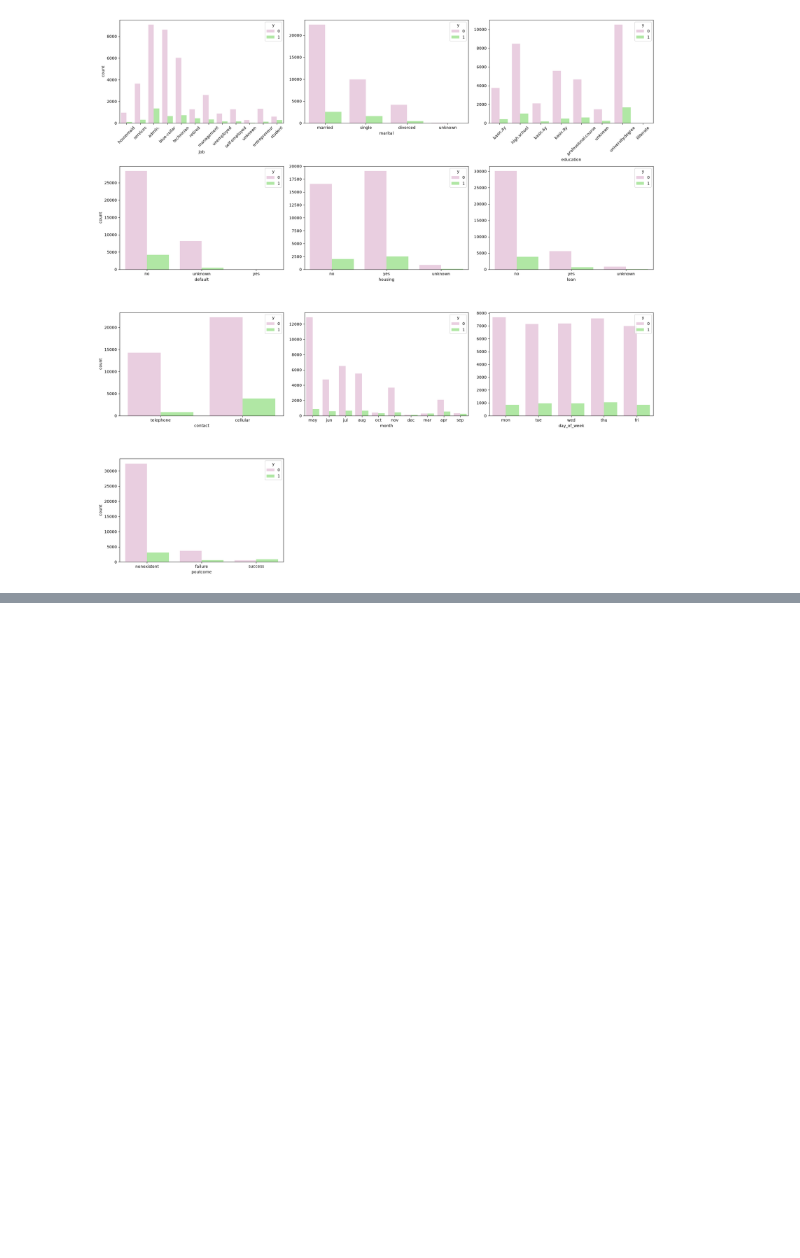
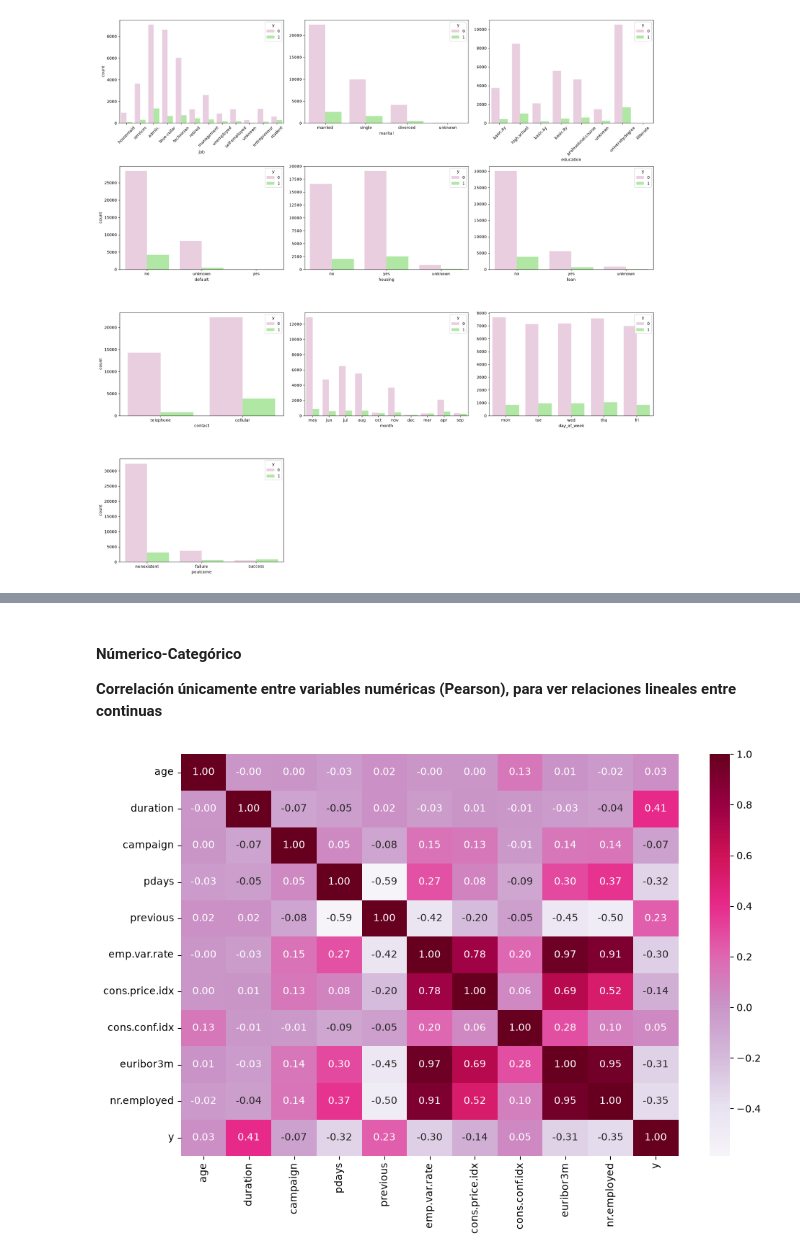
Before and after one commit to aromaydelicadeza/logistic_regression, a Jupyter notebook: src/explore.ipynb, the cells around one changed output, grey strips where cells are left out. Saved outputs shown, nothing was run; the diff lists cells and outputs as text; code cells hidden in the pictures; blank space fills up the shorter version.

```diff
--- a/src/explore.ipynb
+++ b/src/explore.ipynb
@@ -396,0 +640,13 @@ Analizando los gráficos anteriores concluimos que:
+# %% [markdown]
+#### Númerico-Categórico
+
+**Correlación únicamente entre variables numéricas (Pearson), para ver relaciones lineales entre continuas**
+# %%
+numericas.append("y")
+# %%
+fig, ax = plt.subplots(figsize=(10,7))
+sns.heatmap(df[numericas].corr(method="pearson"), annot=True, fmt=".2f", cmap="PuRd", ax=ax)
+plt.tight_layout()
+plt.show()
+# %% [output]
+[figure, added]
```
Also changed, not shown: parts of 39 cells of this notebook.
